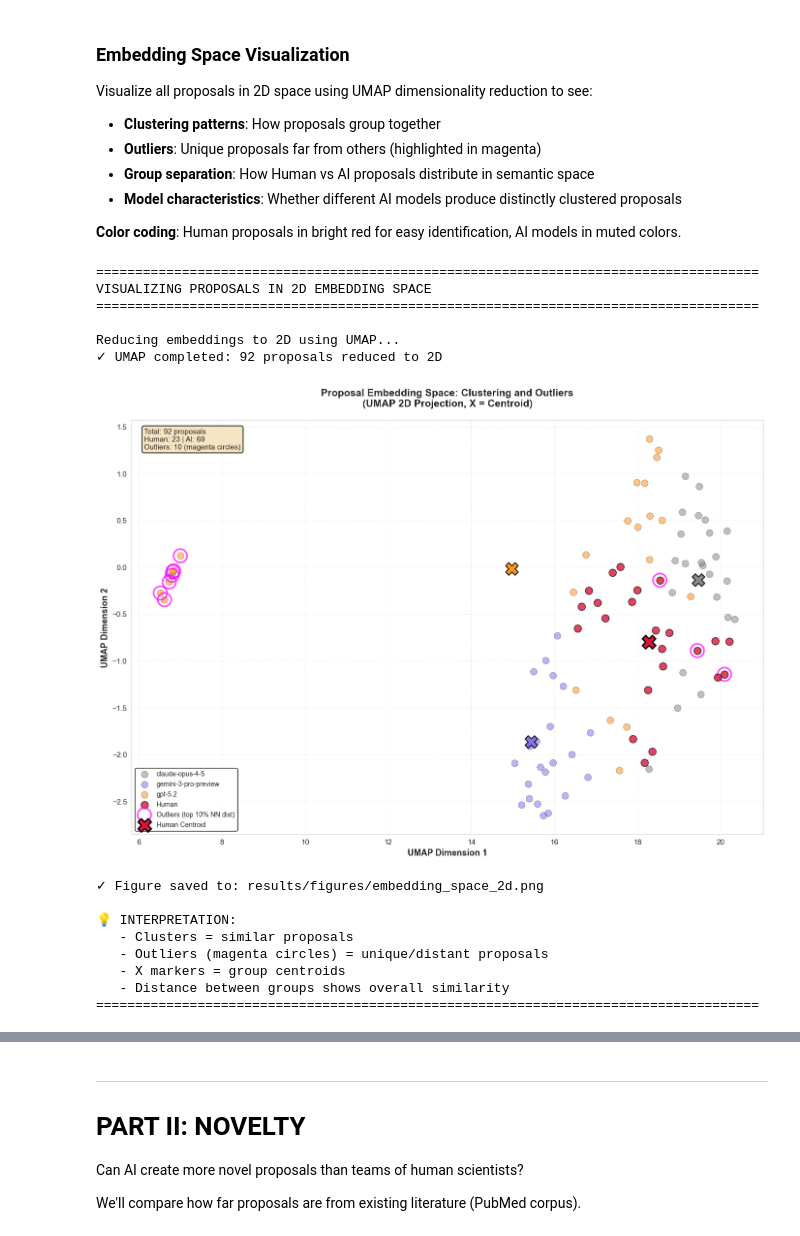
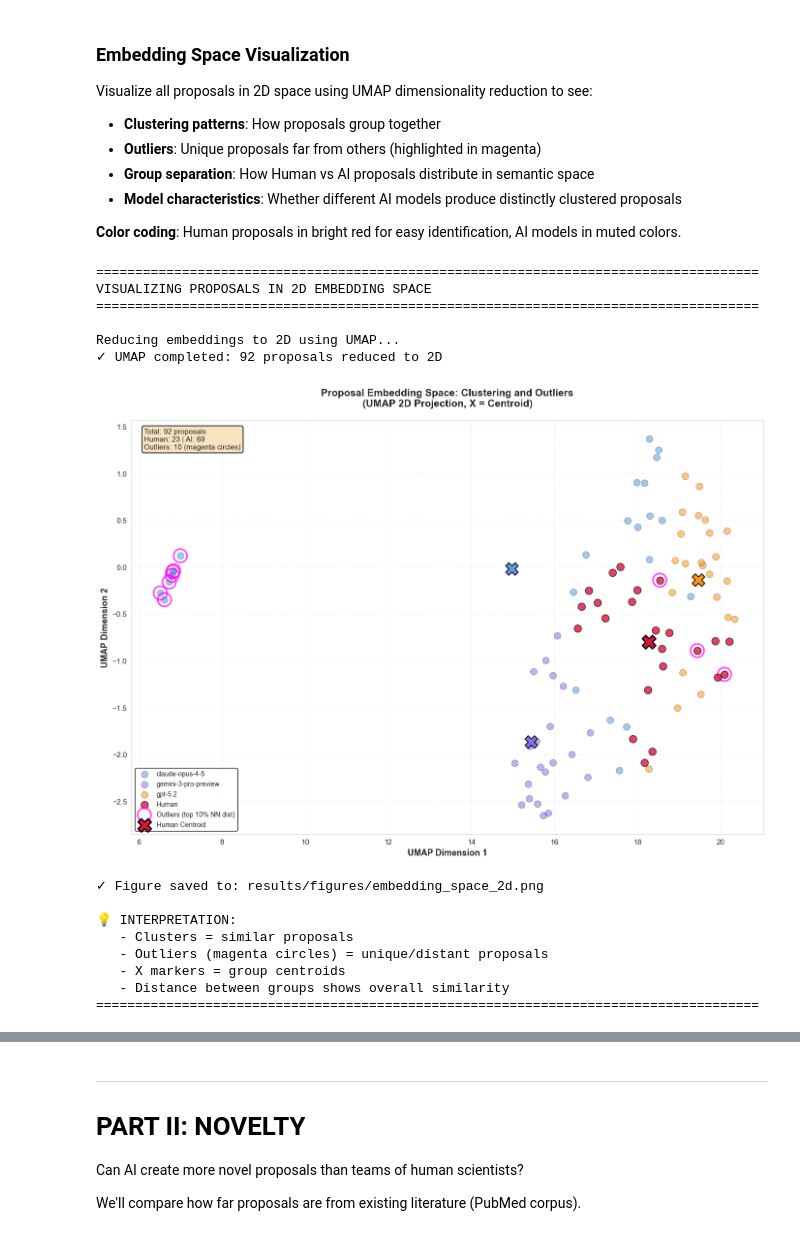
Before and after one commit to eveyhuang/human-AI-proposal, a Jupyter notebook: compare_proposals_baseline.ipynb, the cells around one changed output, grey strips where cells are left out. Cells and saved outputs as stored; diff of their text form; code cells hidden in the pictures.

```diff
--- a/compare_proposals_baseline.ipynb
+++ b/compare_proposals_baseline.ipynb
@@ -416,9 +433,9 @@ print(f"  File size: {embeddings_file.stat().st_size / 1024 / 1024:.2f} MB")
 # %% [markdown]
 ## Retrieve saved embeddings
 # %%
-embeddings_data = retrieve_embeddings('full_proposals')
+# embeddings_data = retrieve_embeddings('/Users/eveyhuang/Documents/NICO/human-AI-proposal/data/embeddings/full_proposals/proposal_embeddings_human_ai_baseline.pkl')
 
-ai_embeddings = embeddings_data['ai_embeddings']
-human_embeddings = embeddings_data['human_embeddings']
-ai_metadata = embeddings_data['ai_metadata']
-human_metadata = embeddings_data['human_metadata']
+# ai_embeddings = embeddings_data['ai_embeddings']
+# human_embeddings = embeddings_data['human_embeddings']
+# ai_metadata = embeddings_data['ai_metadata']
+# human_metadata = embeddings_data['human_metadata']
@@ -977,14 +992,6 @@ Compares:
 - **Human proposals** (baseline)
 - **Individual AI models** (GPT, Gemini, Claude)
 - **All AI combined**
-# %%
-# Define DISTINCT colors for each group
-colors = {
-    'Human': '#DC143C',  # Crimson red (PROMINENT)
-    'claude-opus-4-6': '#4A90E2',  # Blue
-    'gemini-3-pro-preview': '#7B68EE',  # Purple
-    'gpt-5.2': '#FF8C00',  # Dark orange
-}
 # %%
 def compute_centroid_distances(embeddings):
     """
@@ -1764,14 +1833,7 @@ Visualize all proposals in 2D space using UMAP dimensionality reduction to see:
 
 **Color coding**: Human proposals in bright red for easy identification, AI models in muted colors.
 # %%
-# Visualization: 2D Embedding Space with UMAP
-# Install umap-learn if not already installed
-try:
-    import umap
-except ImportError:
-    import subprocess
-    subprocess.check_call(['pip', 'install', 'umap-learn'])
-    import umap
+
 
 print("\n" + "="*85)
 print("VISUALIZING PROPOSALS IN 2D EMBEDDING SPACE")
@@ -1795,38 +1857,35 @@ embeddings_2d = reducer.fit_transform(all_embeddings_umap)
 human_2d = embeddings_2d[:n_human]
 ai_2d = embeddings_2d[n_human:]
 
-# Extract per-model 2D embeddings
-model_2d = {}
-cumulative_offset = 0
-for model in ai_models:
-    n_model = len(model_embeddings_dict[model])
-    if n_model > 0:
-        model_2d[model] = ai_2d[cumulative_offset:cumulative_offset + n_model]
-        cumulative_offset += n_model
+# Build labels aligned to embedding order (avoid assuming contiguous model blocks)
+if 'ai_metadata' in globals() and isinstance(ai_metadata, list) and len(ai_metadata) == len(ai_embeddings):
+    ai_model_labels = [str(r.get('model', 'AI')) for r in ai_metadata]
+elif 'ai_df' in globals() and len(ai_df) == len(ai_embeddings) and 'model' in ai_df.columns:
+    print("⚠️ ai_metadata not available; falling back to ai_df['model'] order (may misalign if embeddings were shuffled).")
+    ai_model_labels = [str(x) for x in ai_df['model'].tolist()]
+else:
+    raise RuntimeError("Cannot infer AI model labels aligned to ai_embeddings. Need ai_metadata (preferred) or ai_df with matching order.")
+
+labels_umap = np.array((['Human'] * n_human) + ai_model_labels)
+ai_models_local = sorted(list(dict.fromkeys(ai_model_labels)))
 
 print(f"✓ UMAP completed: {len(embeddings_2d)} proposals reduced to 2D")
 
 # Create visualization
 fig, ax = plt.subplots(1, 1, figsize=(14, 10))
 
-# Color scheme - bright red for human, muted colors for AI
-# colors = {
-#     'Human': '#FF0000',  # Bright red
-#     'claude-opus-4-6': '#B8860B',  # Muted gold
-#     'gemini-3-pro-preview': '#8B7D9B',  # Muted purple
-#     'gpt-5.2': '#CD853F',  # Muted orange/tan
-# }
-
-# Plot AI models first (so human is on top)
-for model in ai_models:
-    if model in model_2d:
-        ax.scatter(model_2d[model][:, 0], model_2d[model][:, 1],
-                  c=colors.get(model, '#808080'),
-                  label=model,
-                  s=100,
-                  alpha=0.5,
-                  edgecolors='black',
-                  linewidth=0.5)
+# Plot AI models first (so human is on top) — mask-based by label
+for model in ai_models_local:
+    mask = labels_umap == model
+    if mask.any():
+        pts = embeddings_2d[mask]
+        ax.scatter(pts[:, 0], pts[:, 1],
+                   c=colors.get(model, '#808080'),
+                   label=model,
+                   s=100,
+                   alpha=0.5,
+                   edgecolors='black',
+                   linewidth=0.5)
 
 # Plot human proposals on top (bright red)
 ax.scatter(human_2d[:, 0], human_2d[:, 1],
@@ -1864,17 +1923,18 @@ ax.scatter(human_centroid_2d[0], human_centroid_2d[1],
           zorder=15,
           label='Human Centroid')
 
-for model in ai_models:
-    if model in model_2d:
-        model_centroid_2d = model_2d[model].mean(axis=0)
+for model in ai_models_local:
+    mask = labels_umap == model
+    if mask.any():
+        model_centroid_2d = embeddings_2d[mask].mean(axis=0)
         ax.scatter(model_centroid_2d[0], model_centroid_2d[1],
-                  c=colors.get(model, '#808080'),
-                  s=350,
-                  marker='X',
-                  edgecolors='black',
-                  linewidth=1.5,
-                  alpha=0.9,
-                  zorder=12)
+                   c=colors.get(model, '#808080'),
+                   s=350,
+                   marker='X',
+                   edgecolors='black',
+                   linewidth=1.5,
+                   alpha=0.9,
+                   zorder=12)
 
 # Labels and formatting
 ax.set_xlabel('UMAP Dimension 1', fontsize=13, fontweight='bold')
@@ -1888,34 +1948,34 @@ ax.legend(loc='best', fontsize=10, framealpha=0.9, edgecolor='black')
 # Grid
 ax.grid(True, alpha=0.3, linestyle='--')
 
 # Add text annotation with key insights
 textstr = f'Total: {len(embeddings_2d)} proposals\n'
 textstr += f'Human: {n_human} | AI: {n_ai}\n'
 textstr += f'Outliers: {len(outlier_indices)} (magenta circles)'
 
 props = dict(boxstyle='round', facecolor='wheat', alpha=0.8, edgecolor='black', linewidth=1.5)
 ax.text(0.02, 0.98, textstr, transform=ax.transAxes, fontsize=11,
        verticalalignment='top', bbox=props)
 
 plt.tight_layout()
 plt.savefig('results/figures/embedding_space_2d.png', dpi=300, bbox_inches='tight')
 plt.show()
 
 print("\n✓ Figure saved to: results/figures/embedding_space_2d.png")
 print("\n💡 INTERPRETATION:")
 print("   - Clusters = similar proposals")
 print("   - Outliers (magenta circles) = unique/distant proposals")
 print("   - X markers = group centroids")
 print("   - Distance between groups shows overall similarity")
 print("="*85)
 # %% [output]
 =====================================================================================
 VISUALIZING PROPOSALS IN 2D EMBEDDING SPACE
 =====================================================================================
 
 Reducing embeddings to 2D using UMAP...
 ✓ UMAP completed: 92 proposals reduced to 2D
-[figure, old version]
+[figure, new version]
 ✓ Figure saved to: results/figures/embedding_space_2d.png
 
 💡 INTERPRETATION:
```
Also changed, not shown: parts of 41 cells of this notebook, 15 other files.
